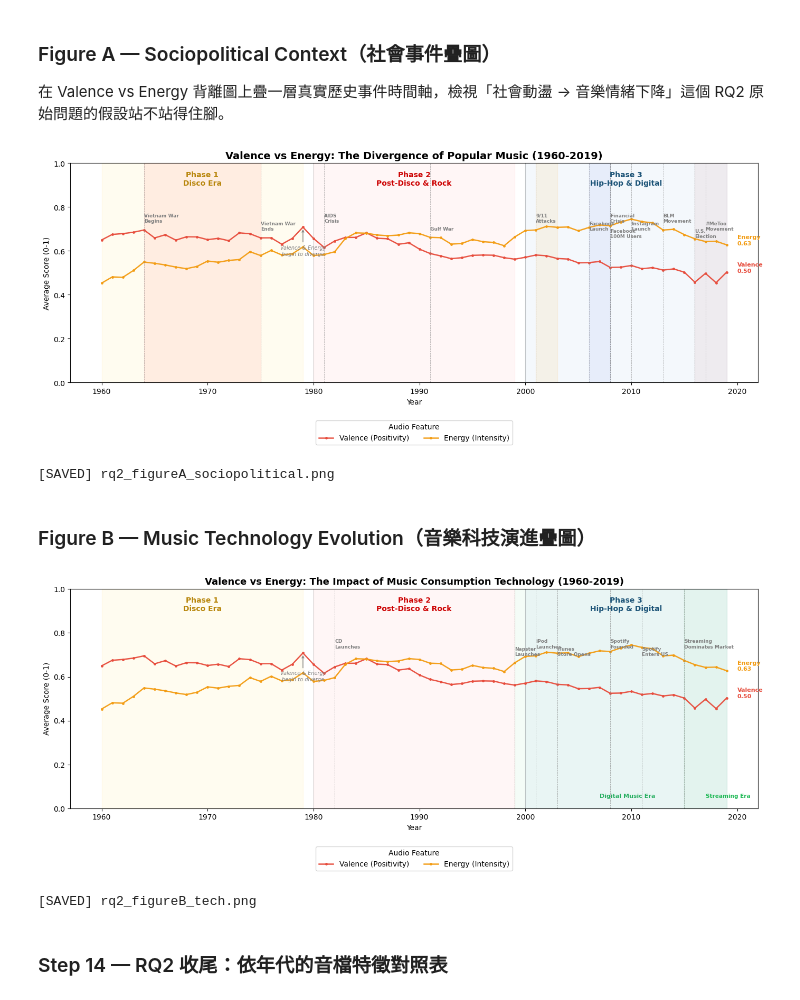
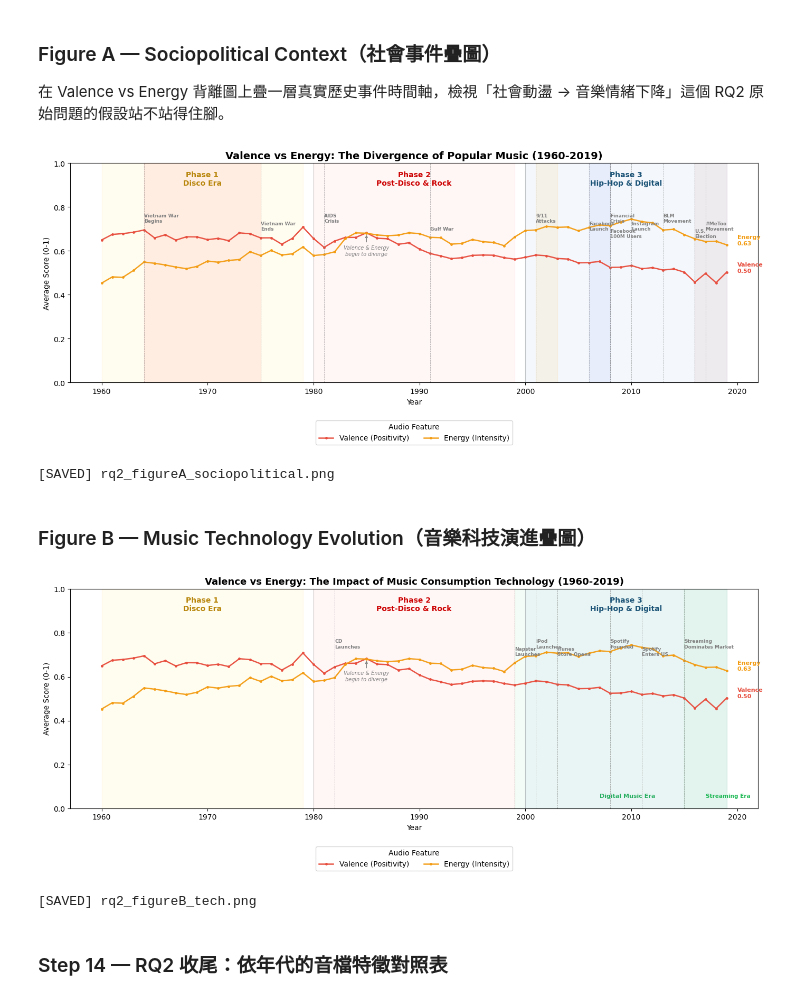
Before and after one commit to Vivian-be-nerd/FuWei-Portfolio, a Jupyter notebook: data-analysis-projects/music-analysis/Python/05_EDA_auto.ipynb, the cells around one changed output. Cells and saved outputs as stored; diff of their text form; code cells hidden in the pictures.

```diff
--- a/data-analysis-projects/music-analysis/Python/05_EDA_auto.ipynb
+++ b/data-analysis-projects/music-analysis/Python/05_EDA_auto.ipynb
@@ -402,37 +405,37 @@ add_phase_backgrounds(ax, label_y=0.90, alpha=0.06)
 
 # Event-specific highlight bands (R's four extra annotate('rect') calls)
 ax.axvspan(2006, 2008, color='royalblue', alpha=0.07)
 ax.axvspan(2001, 2003, color='orange', alpha=0.08)
 ax.axvspan(1964, 1975, color='red', alpha=0.06)
 ax.axvspan(2016, 2019, color='darkred', alpha=0.05)
 
 ax.plot(features_yearly['year'], features_yearly['valence'], color='#E74C3C', linewidth=1.8,
         marker='o', markersize=2.5, alpha=0.95, label='Valence (Positivity)')
 ax.plot(features_yearly['year'], features_yearly['energy'], color='#F39C12', linewidth=1.8,
         marker='o', markersize=2.5, alpha=0.95, label='Energy (Intensity)')
 
 for year, label, color, y_pos in events_ve:
     ax.axvline(year, color='gray', linestyle='--', linewidth=0.6, alpha=0.6)
     ax.text(year, y_pos, label, color='gray', fontsize=6.5, fontweight='bold', ha='left')
 
-# 1979 is Valence's global peak (0.708) -- placed low (y=0.60) and pointing up so it
-# doesn't collide with the event labels sitting up near y=0.70-0.73. See Step 13.
-ax.annotate('Valence & Energy\nbegin to diverge', xy=(1979, 0.705), xytext=(1979, 0.58),
+# 1985 is Valence's local peak *within Phase 2* (0.682) -- see Step 13 for why this
+# replaced 1979 (global peak, but still visually inside Phase 1's shading).
+ax.annotate('Valence & Energy\nbegin to diverge', xy=(1985, 0.68), xytext=(1985, 0.58),
             fontsize=7, color='gray', style='italic', ha='center',
             arrowprops=dict(arrowstyle='->', color='gray'))
 ax.text(2020, end_valence, f'Valence\n{end_valence:.2f}', fontsize=8, color='#E74C3C', fontweight='bold')
 ax.text(2020, end_energy, f'Energy\n{end_energy:.2f}', fontsize=8, color='#F39C12', fontweight='bold')
 
 ax.set_ylim(0, 1)
 ax.set_title('Valence vs Energy: The Divergence of Popular Music (1960-2019)', fontsize=14, fontweight='bold')
 ax.set_xlabel('Year'); ax.set_ylabel('Average Score (0-1)')
 ax.legend(title='Audio Feature', loc='lower center', bbox_to_anchor=(0.5, -0.3), ncol=2)
 plt.tight_layout()
 plt.savefig('../Data/rq2_figureA_sociopolitical.png', dpi=120)
 plt.show()
 print('[SAVED] rq2_figureA_sociopolitical.png')
 # %% [output]
-[figure, old version]
+[figure, new version]
 [SAVED] rq2_figureA_sociopolitical.png
 # %% [markdown]
 ### Figure B — Music Technology Evolution（音樂科技演進疊圖）
@@ -462,9 +465,9 @@ for year, label, y_pos in events_tech:
     ax.axvline(year, color='gray', linestyle='--', linewidth=0.6, alpha=0.7)
     ax.text(year, y_pos, label, color='gray', fontsize=6.5, fontweight='bold', ha='left')
 
-# 1979 is Valence's global peak (0.708) -- placed low (y=0.60) and pointing up so it
-# doesn't collide with the event labels sitting up near y=0.70-0.73. See Step 13.
-ax.annotate('Valence & Energy\nbegin to diverge', xy=(1979, 0.705), xytext=(1979, 0.58),
+# 1985 is Valence's local peak *within Phase 2* (0.682) -- see Step 13 for why this
+# replaced 1979 (global peak, but still visually inside Phase 1's shading).
+ax.annotate('Valence & Energy\nbegin to diverge', xy=(1985, 0.68), xytext=(1985, 0.58),
             fontsize=7, color='gray', style='italic', ha='center',
             arrowprops=dict(arrowstyle='->', color='gray'))
 ax.text(2020, end_valence, f'Valence\n{end_valence:.2f}', fontsize=8, color='#E74C3C', fontweight='bold')
@@ -481,7 +484,7 @@ plt.savefig('../Data/rq2_figureB_tech.png', dpi=120)
 plt.show()
 print('[SAVED] rq2_figureB_tech.png')
 # %% [output]
-[figure, old version]
+[figure, new version]
 [SAVED] rq2_figureB_tech.png
 # %% [markdown]
 ### Step 14 — RQ2 收尾：依年代的音檔特徵對照表
```
Also changed, not shown: parts of 2 cells of this notebook, 2 other files.
